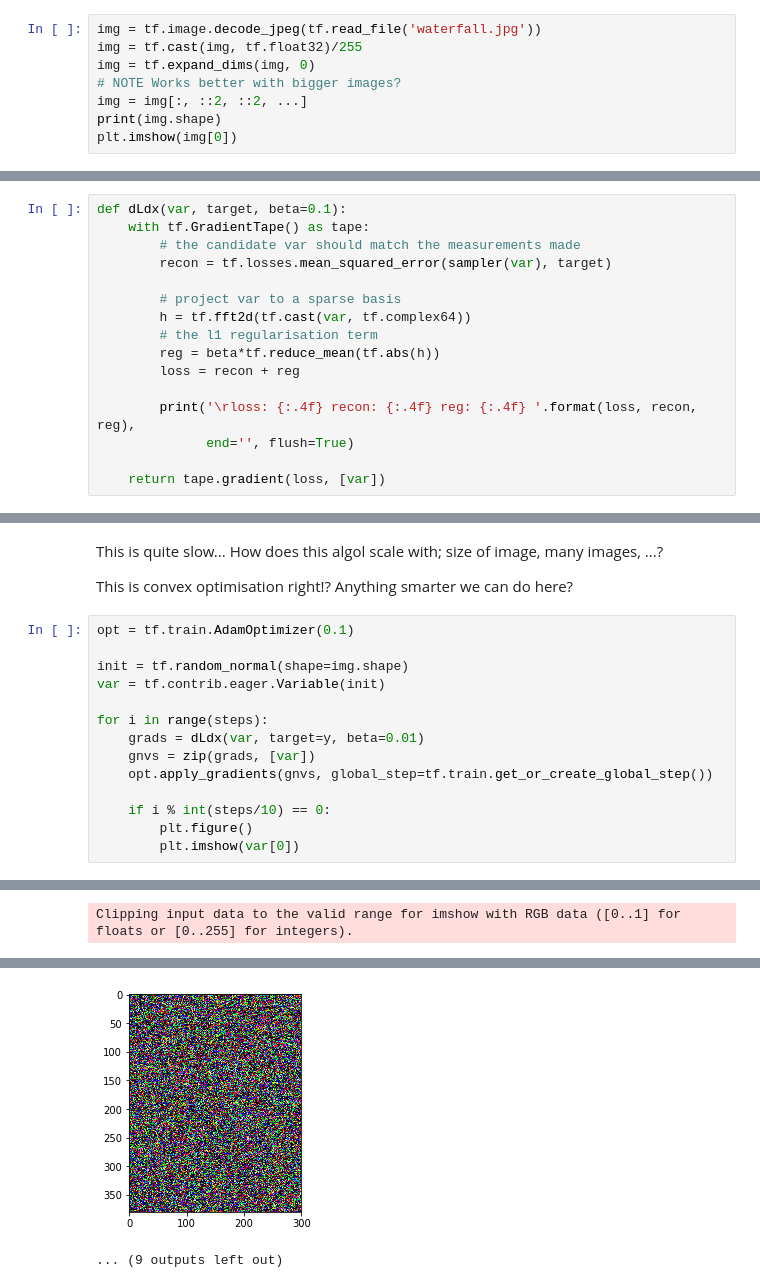
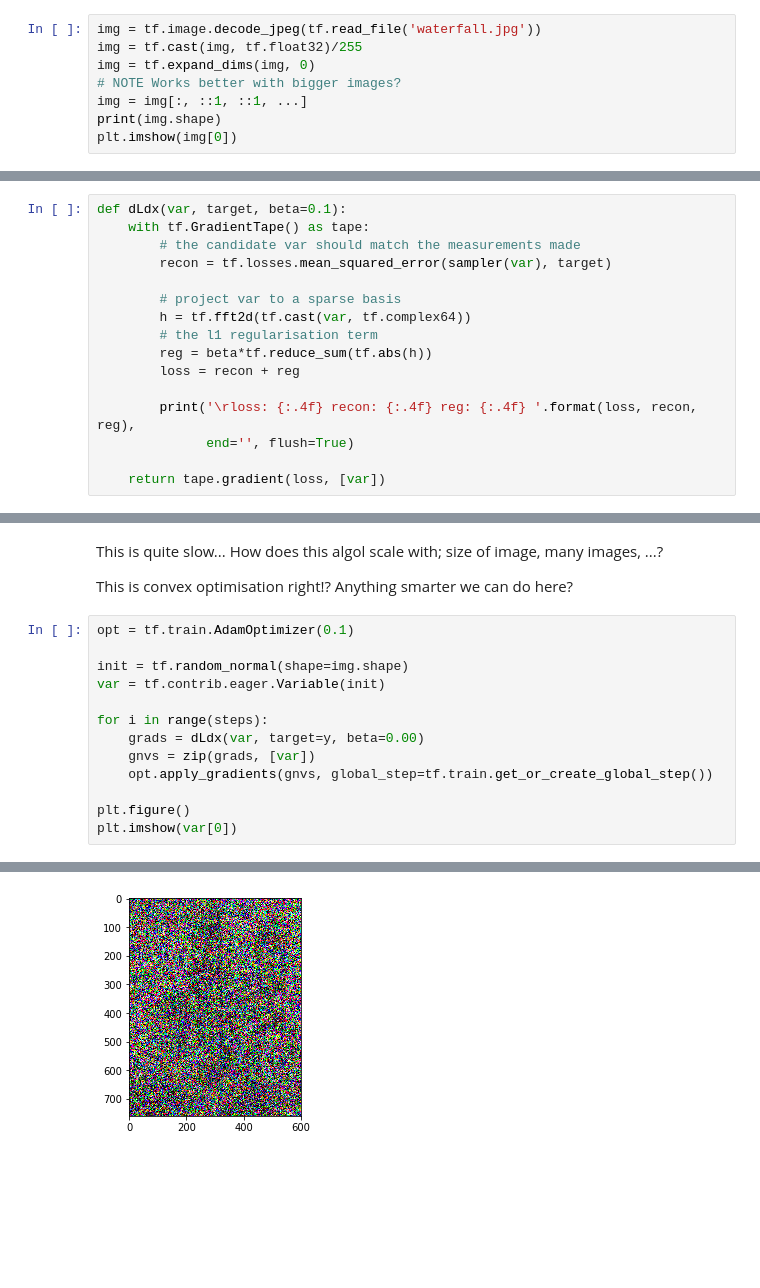
Before and after one commit to act65/mri-reconstruction, a Jupyter notebook: notebooks/compressed-sensing/tutorial.ipynb, the cells around one changed output, grey strips where cells are left out. Drawn from its saved outputs; the diff is of its cells as text; blank space fills up the shorter version.

```diff
--- a/notebooks/compressed-sensing/tutorial.ipynb
+++ b/notebooks/compressed-sensing/tutorial.ipynb
@@ -13,7 +13,7 @@ img = tf.image.decode_jpeg(tf.read_file('waterfall.jpg'))
 img = tf.cast(img, tf.float32)/255
 img = tf.expand_dims(img, 0)
 # NOTE Works better with bigger images?
-img = img[:, ::2, ::2, ...]
+img = img[:, ::1, ::1, ...]
 print(img.shape)
 plt.imshow(img[0])
 # %% [output]
@@ -44,7 +44,7 @@ def dLdx(var, target, beta=0.1):
         # project var to a sparse basis
         h = tf.fft2d(tf.cast(var, tf.complex64))
         # the l1 regularisation term
-        reg = beta*tf.reduce_mean(tf.abs(h))
+        reg = beta*tf.reduce_sum(tf.abs(h))
         loss = recon + reg
 
         print('\rloss: {:.4f} recon: {:.4f} reg: {:.4f} '.format(loss, recon, reg),
@@ -66,11 +66,10 @@ init = tf.random_normal(shape=img.shape)
 var = tf.contrib.eager.Variable(init)
 
 for i in range(steps):
-    grads = dLdx(var, target=y, beta=0.01)
+    grads = dLdx(var, target=y, beta=0.00)
     gnvs = zip(grads, [var])
     opt.apply_gradients(gnvs, global_step=tf.train.get_or_create_global_step())
 
-    if i % int(steps/10) == 0:
-        plt.figure()
-        plt.imshow(var[0])
+plt.figure()
+plt.imshow(var[0])
 # %% [output]
@@ -86 +78,0 @@ loss: 0.2205 recon: 0.0533 reg: 0.1672
-Clipping input data to the valid range for imshow with RGB data ([0..1] for floats or [0..255] for integers).
@@ -88,2 +79 @@ loss: 0.1201 recon: 0.0347 reg: 0.0855
-[figure, old version]
+[figure, new version]
-... (9 outputs left out)
```
Also changed, not shown: parts of 7 cells of this notebook, 10 other files.
